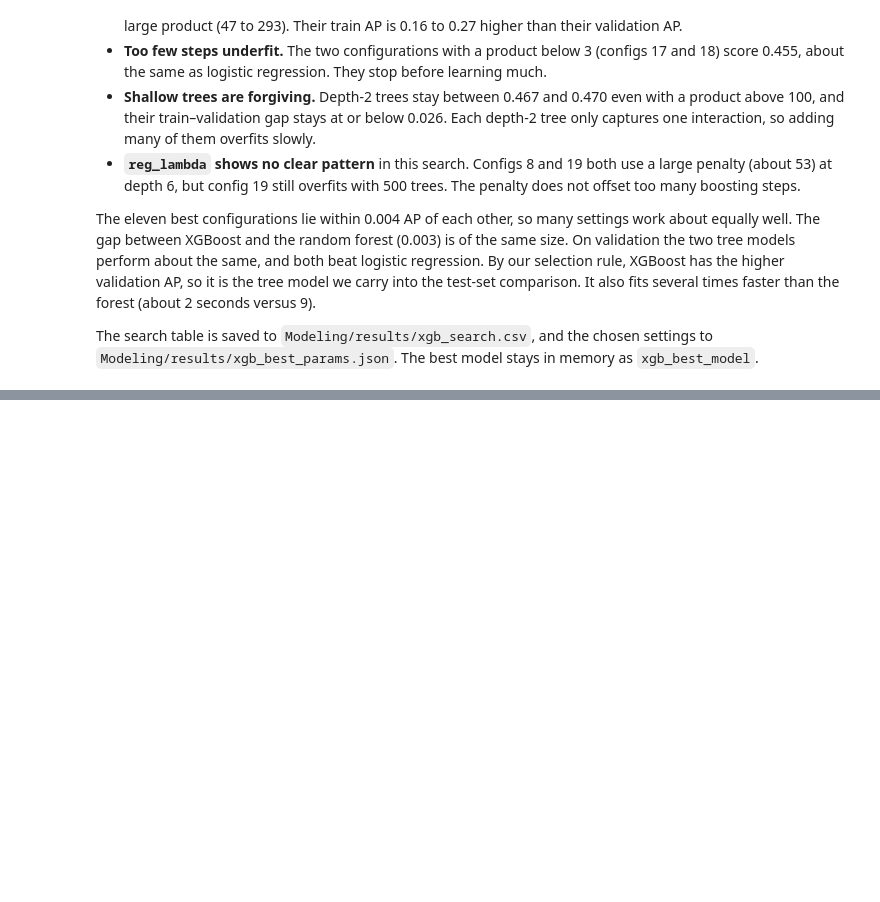
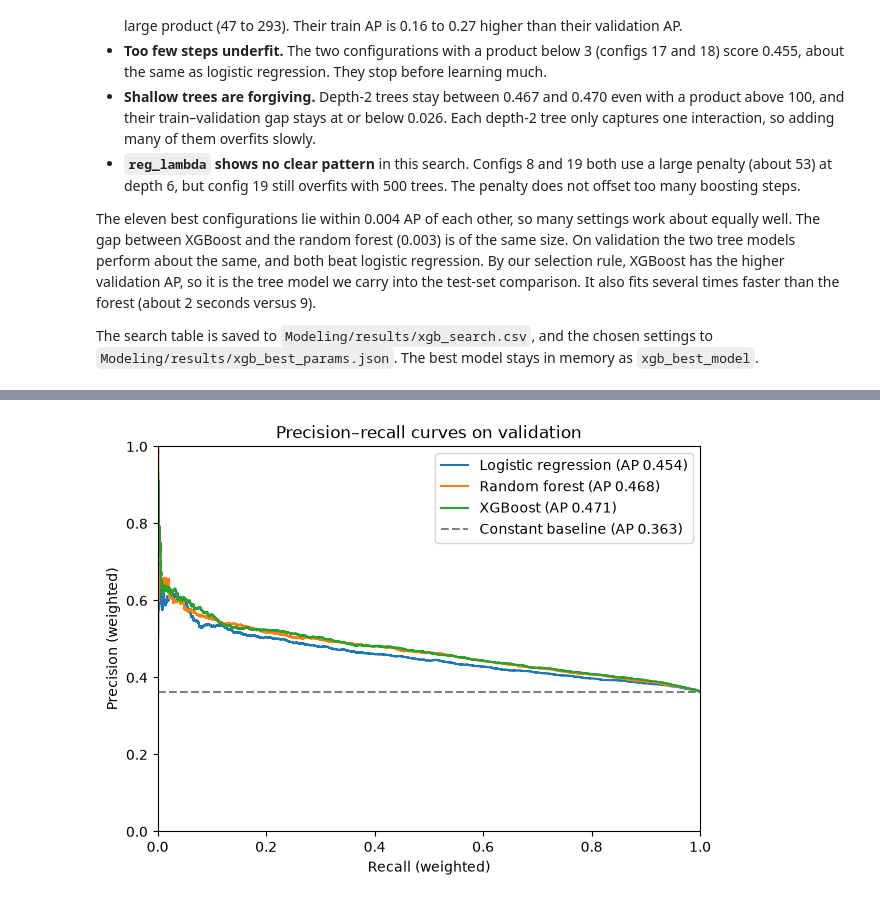
Before and after one commit to jryfeng-lgtm/CIS5450_Final_Project, a Jupyter notebook: Modeling/tree_models.ipynb, the cells around one changed output, grey strips where cells are left out. Drawn from its saved outputs; the diff is of its cells as text; code cells hidden in the pictures; blank space fills up the shorter version.

Commit message:
Add validation model comparison

```diff
--- a/Modeling/tree_models.ipynb
+++ b/Modeling/tree_models.ipynb
@@ -538,0 +607,22 @@ The search table is saved to `Modeling/results/xgb_search.csv`, and the chosen s
+# %%
+fig, ax = plt.subplots(figsize=(7, 5))
+for name, model in final_models.items():
+    if name == "Constant baseline":
+        continue
+    precision, recall, _ = precision_recall_curve(
+        y["validation"], predict_scores(model, X["validation"]), sample_weight=w["validation"]
+    )
+    ax.plot(recall, precision, label=f"{name} (AP {val_comparison.loc[name, 'AP']:.3f})")
+ax.axhline(
+    val_comparison.loc["Constant baseline", "AP"], color="gray", linestyle="--",
+    label=f"Constant baseline (AP {val_comparison.loc['Constant baseline', 'AP']:.3f})",
+)
+ax.set_xlabel("Recall (weighted)")
+ax.set_ylabel("Precision (weighted)")
+ax.set_title("Precision–recall curves on validation")
+ax.set_xlim(0, 1)
+ax.set_ylim(0, 1)
+ax.legend(loc="upper right")
+plt.show()
+# %% [output]
+[figure, added]
```
Also changed, not shown: parts of 3 cells of this notebook, 4 other files.
